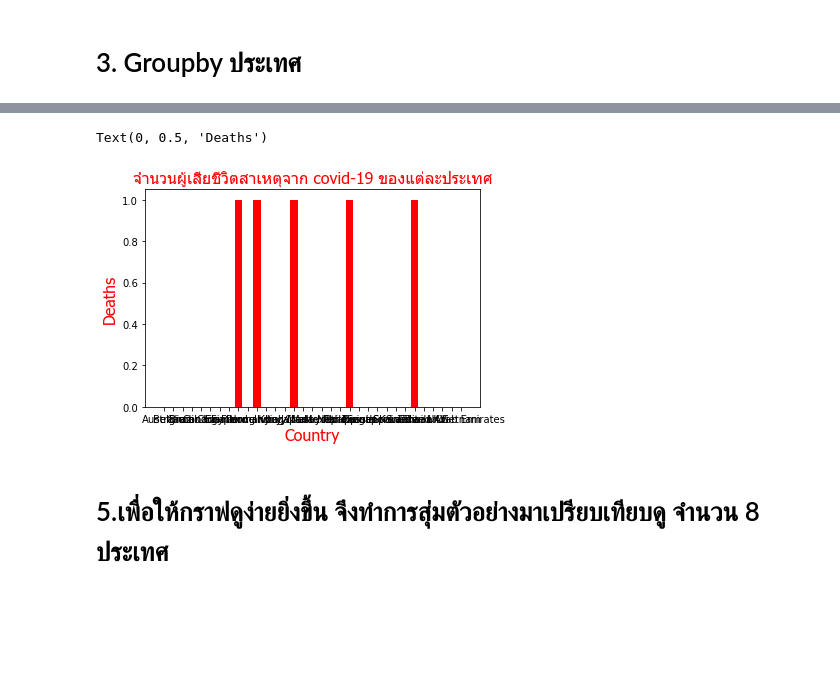
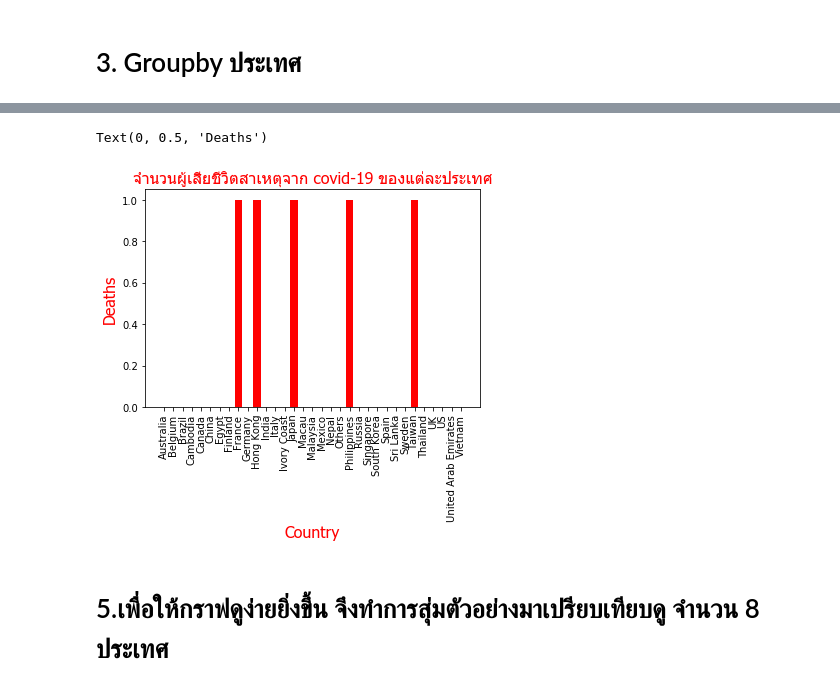
Before and after one commit to PHATTARAWAT2312/python_dataviz, a Jupyter notebook: Final_COVID-19.ipynb, the cells around one changed output, grey strips where cells are left out. Cells and saved outputs as stored; diff of their text form; code cells hidden in the pictures; blank space fills up the shorter version.

```diff
--- a/Final_COVID-19.ipynb
+++ b/Final_COVID-19.ipynb
@@ -171,11 +180,12 @@ Text(0, 0.5, 'Recovered')
 # %%
 plt.bar(datan1.iloc[:,0], datan1.iloc[:,6], color = 'r')
 plt.title(u'จำนวนผู้เสียชีวิตสาเหตุจาก covid-19 ของแต่ละประเทศ', fontname='Tahoma', fontsize='16', color = 'r')
+plt.xticks(rotation = 90)
 plt.xlabel('Country', fontname='Tahoma', fontsize='16', color = 'r')
 plt.ylabel('Deaths', fontname='Tahoma', fontsize='16', color = 'r')
 # %% [output]
 Text(0, 0.5, 'Deaths')
-[figure, old version]
+[figure, new version]
 # %% [markdown]
 # 5.เพื่อให้กราฟดูง่ายยิ่งขึ้น จึงทำการสุ่มตัวอย่างมาเปรียบเทียบดู จำนวน 8 ประเทศ
 # %%
```
Also changed, not shown: parts of 46 cells of this notebook, 4 other files.
